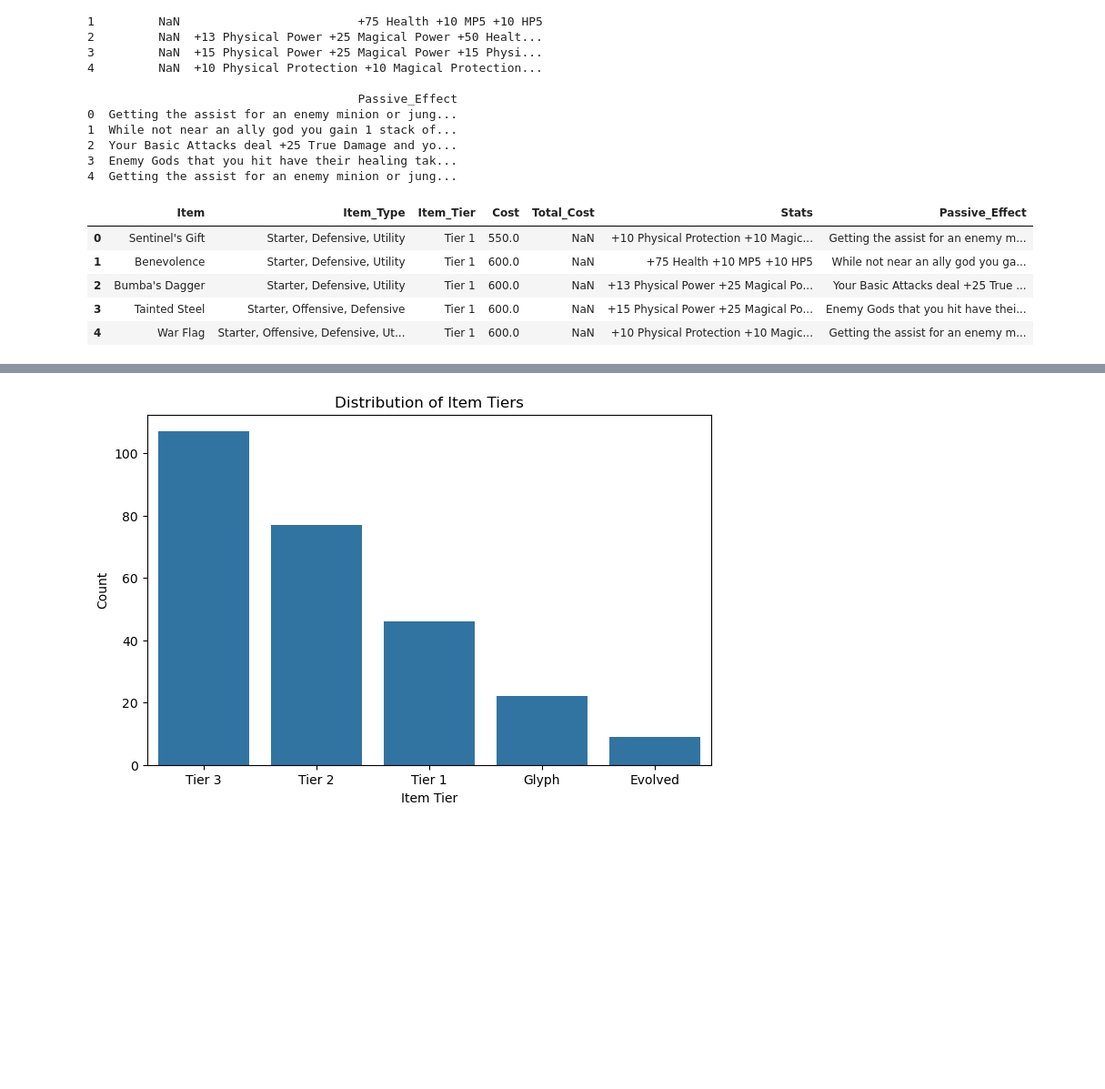
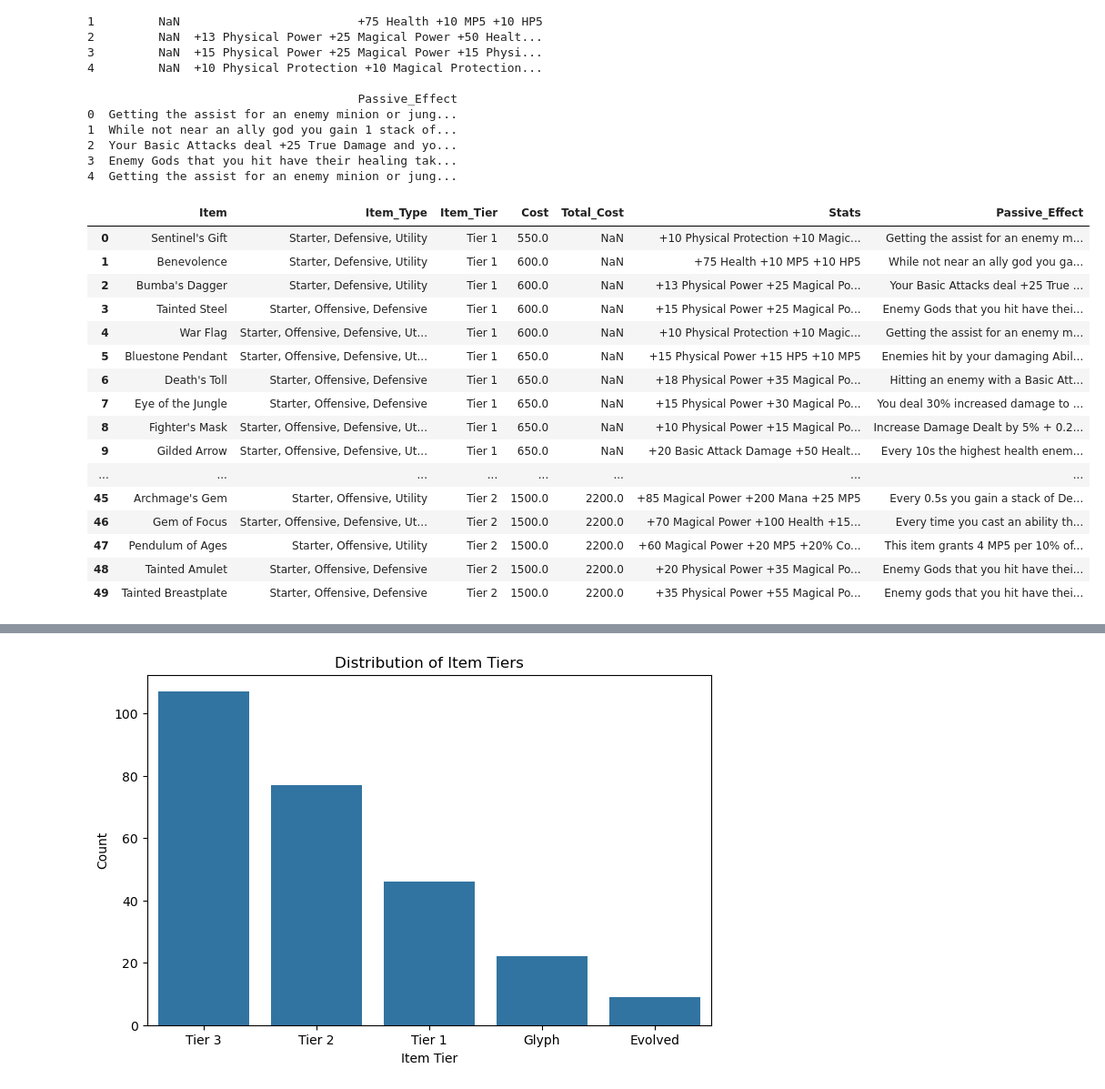
Before and after one commit to SteveT86/Assignments, a Jupyter notebook: Pandas homework complete.ipynb, the cells around one changed output, grey strips where cells are left out. Shown at 91% size. Cells and saved outputs as stored; diff of their text form; code cells hidden in the pictures; blank space fills up the shorter version.

```diff
--- a/Pandas homework complete.ipynb
+++ b/Pandas homework complete.ipynb
@@ -48,17 +56,28 @@ print (df.head())
 3  Enemy Gods that you hit have their healing tak...
 4  Getting the assist for an enemy minion or jung...
 # %%
-# trying to remove truncation and see the 7 columns in 1 line
+# Remove truncation and see the 7 columns in 1 line
 pd.set_option('display.max_columns', None)
 pd.set_option('display.max_colwidth', None)
 from IPython.display import display
-display(df.head())
-display(df.tail())
+display(df.head(50))
+display(df.tail(50))
 # %% [output]
 |  | Item | Item_Type | Item_Tier | Cost | Total_Cost | Stats | Passive_Effect |
 | 0 | Sentinel's Gift | Starter, Defensive, Utility | Tier 1 | 550.0 | NaN | +10 Physical Protection +10 Magic... | Getting the assist for an enemy m... |
 | 1 | Benevolence | Starter, Defensive, Utility | Tier 1 | 600.0 | NaN | +75 Health +10 MP5 +10 HP5 | While not near an ally god you ga... |
 | 2 | Bumba's Dagger | Starter, Defensive, Utility | Tier 1 | 600.0 | NaN | +13 Physical Power +25 Magical Po... | Your Basic Attacks deal +25 True ... |
 | 3 | Tainted Steel | Starter, Offensive, Defensive | Tier 1 | 600.0 | NaN | +15 Physical Power +25 Magical Po... | Enemy Gods that you hit have thei... |
 | 4 | War Flag | Starter, Offensive, Defensive, Ut... | Tier 1 | 600.0 | NaN | +10 Physical Protection +10 Magic... | Getting the assist for an enemy m... |
+| 5 | Bluestone Pendant | Starter, Offensive, Defensive, Ut... | Tier 1 | 650.0 | NaN | +15 Physical Power +15 HP5 +10 MP5 | Enemies hit by your damaging Abil... |
+| 6 | Death's Toll | Starter, Offensive, Defensive | Tier 1 | 650.0 | NaN | +18 Physical Power +35 Magical Po... | Hitting an enemy with a Basic Att... |
+| 7 | Eye of the Jungle | Starter, Offensive, Defensive | Tier 1 | 650.0 | NaN | +15 Physical Power +30 Magical Po... | You deal 30% increased damage to ... |
+| 8 | Fighter's Mask | Starter, Offensive, Defensive, Ut... | Tier 1 | 650.0 | NaN | +10 Physical Power +15 Magical Po... | Increase Damage Dealt by 5% + 0.2... |
+| 9 | Gilded Arrow | Starter, Offensive, Defensive, Ut... | Tier 1 | 650.0 | NaN | +20 Basic Attack Damage +50 Healt... | Every 10s the highest health enem... |
+| ... | ... | ... | ... | ... | ... | ... | ... |
+| 45 | Archmage's Gem | Starter, Offensive, Utility | Tier 2 | 1500.0 | 2200.0 | +85 Magical Power +200 Mana +25 MP5 | Every 0.5s you gain a stack of De... |
+| 46 | Gem of Focus | Starter, Offensive, Defensive, Ut... | Tier 2 | 1500.0 | 2200.0 | +70 Magical Power +100 Health +15... | Every time you cast an ability th... |
+| 47 | Pendulum of Ages | Starter, Offensive, Utility | Tier 2 | 1500.0 | 2200.0 | +60 Magical Power +20 MP5 +20% Co... | This item grants 4 MP5 per 10% of... |
+| 48 | Tainted Amulet | Starter, Offensive, Defensive | Tier 2 | 1500.0 | 2200.0 | +20 Physical Power +35 Magical Po... | Enemy Gods that you hit have thei... |
+| 49 | Tainted Breastplate | Starter, Offensive, Defensive | Tier 2 | 1500.0 | 2200.0 | +35 Physical Power +55 Magical Po... | Enemy gods that you hit have thei... |
 |  | Item | Item_Type | Item_Tier | Cost | Total_Cost | Stats | Passive_Effect |
```
Also changed, not shown: parts of 5 cells of this notebook.
